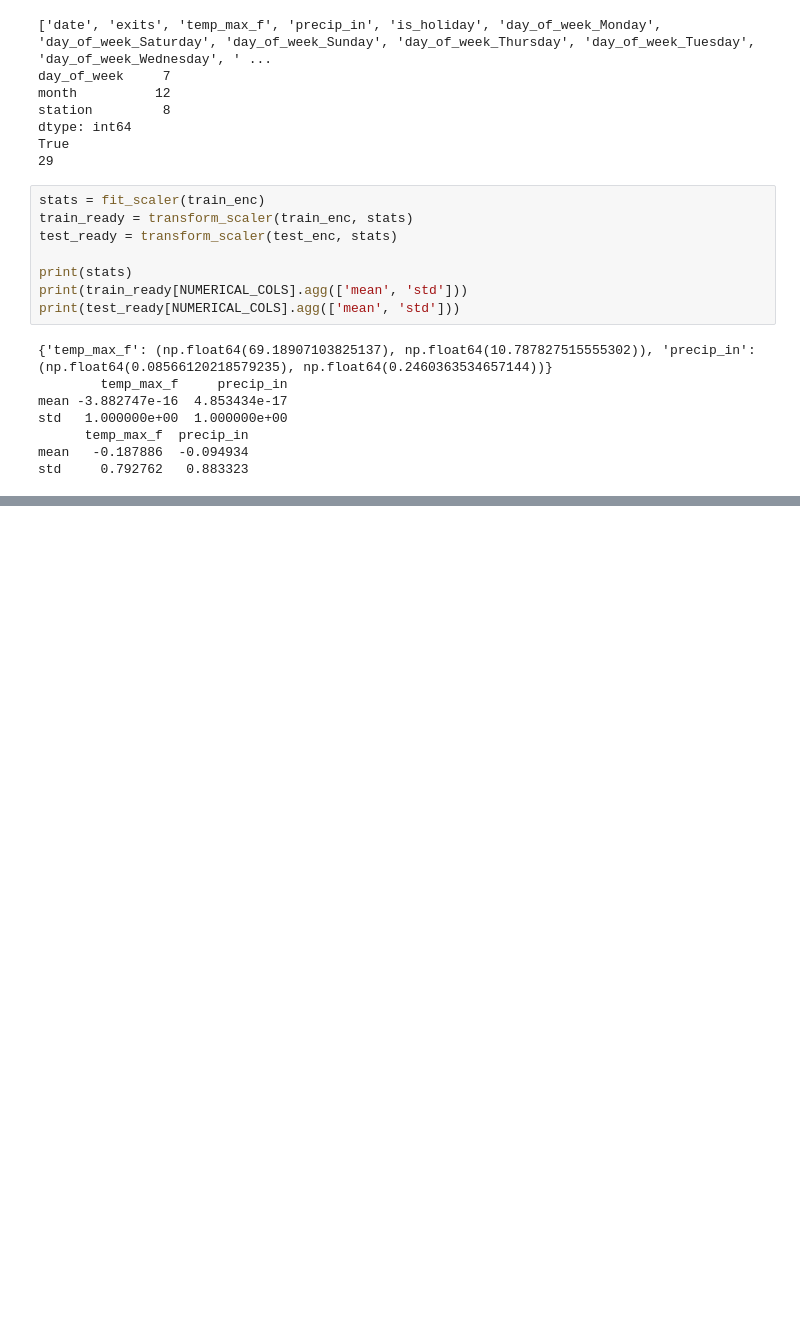
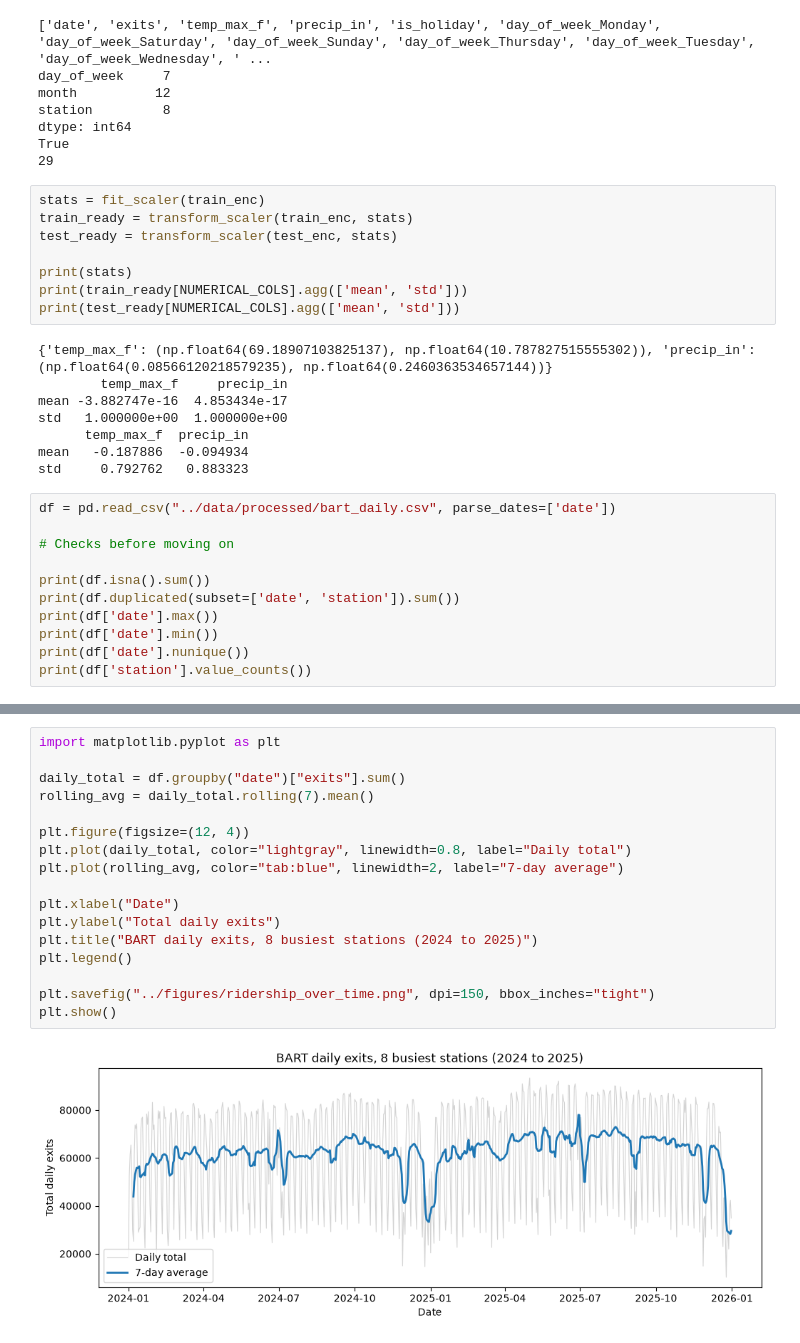
Before and after one commit to AydanEddieGonzalez/bart-ridership-regression, a Jupyter notebook: notebooks/01_eda.ipynb, the cells around one changed output, grey strips where cells are left out. Drawn from its saved outputs; the diff is of its cells as text; blank space fills up the shorter version.

Commit message:
Add ridership over time plot

```diff
--- a/notebooks/01_eda.ipynb
+++ b/notebooks/01_eda.ipynb
@@ -116,3 +116,14 @@ std   1.000000e+00  1.000000e+00
       temp_max_f  precip_in
 mean   -0.187886  -0.094934
 std     0.792762   0.883323
+# %%
+df = pd.read_csv("../data/processed/bart_daily.csv", parse_dates=['date'])
+
+# Checks before moving on
+
+print(df.isna().sum())
+print(df.duplicated(subset=['date', 'station']).sum())
+print(df['date'].max())
+print(df['date'].min())
+print(df['date'].nunique())
+print(df['station'].value_counts())
@@ -118,0 +148,19 @@ std     0.792762   0.883323
+# %%
+import matplotlib.pyplot as plt
+
+daily_total = df.groupby("date")["exits"].sum()
+rolling_avg = daily_total.rolling(7).mean()
+
+plt.figure(figsize=(12, 4))
+plt.plot(daily_total, color="lightgray", linewidth=0.8, label="Daily total")
+plt.plot(rolling_avg, color="tab:blue", linewidth=2, label="7-day average")
+
+plt.xlabel("Date")
+plt.ylabel("Total daily exits")
+plt.title("BART daily exits, 8 busiest stations (2024 to 2025)")
+plt.legend()
+
+plt.savefig("../figures/ridership_over_time.png", dpi=150, bbox_inches="tight")
+plt.show()
+# %% [output]
+[figure, added]
```
Also changed, not shown: parts of 1 cell of this notebook, 3 other files.
